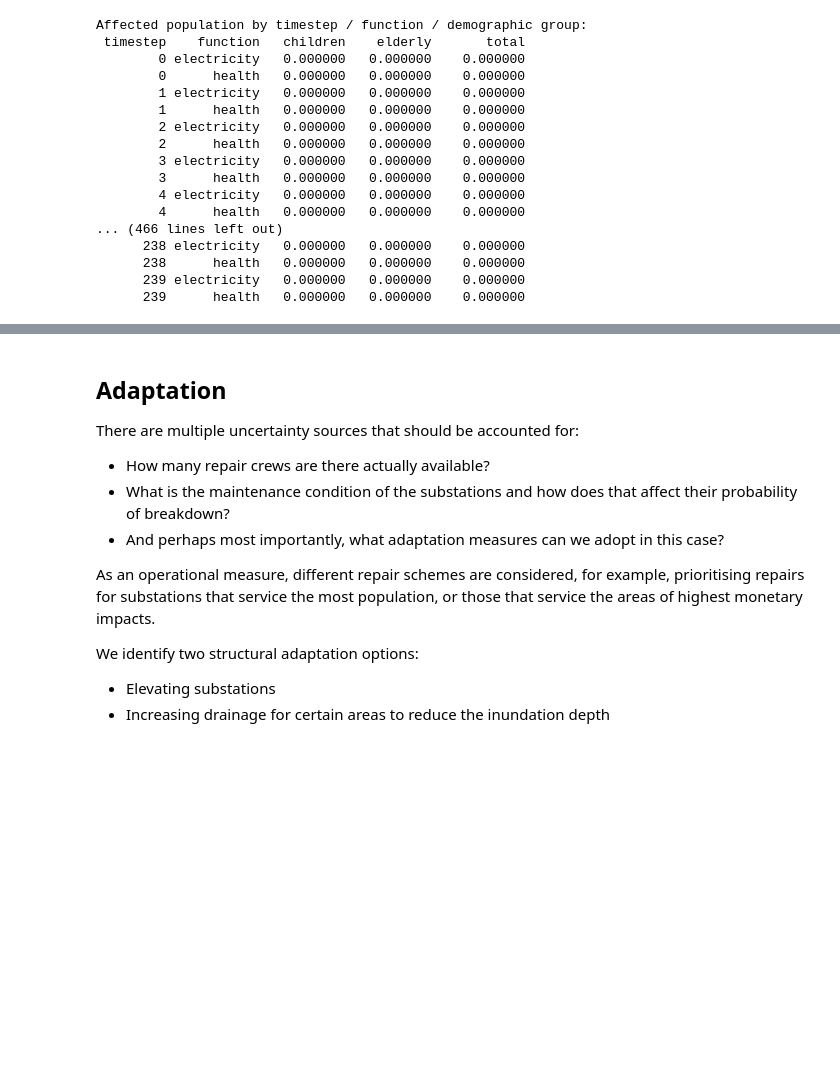
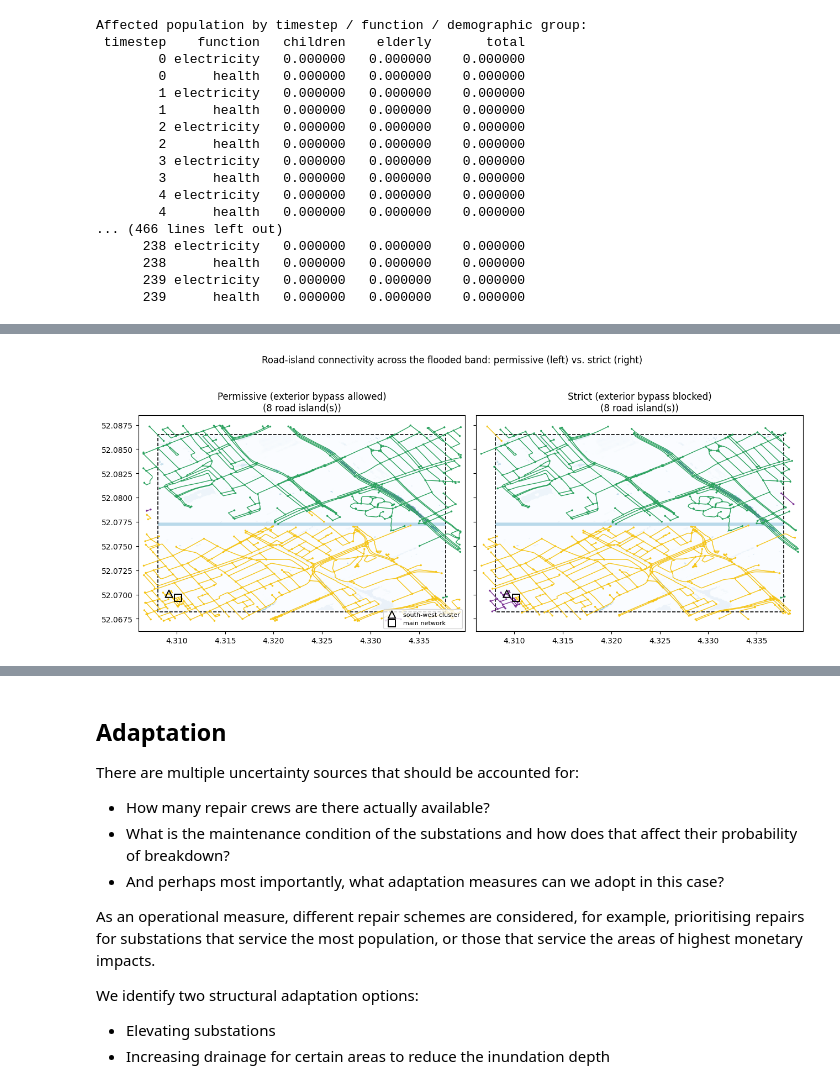
Before and after one commit to edPeregrina/powerpath, a Jupyter notebook: book/Use_Case_sample.ipynb, the cells around one changed output, grey strips where cells are left out. Cells and saved outputs as stored; diff of their text form; code cells hidden in the pictures; blank space fills up the shorter version.

```diff
--- a/book/Use_Case_sample.ipynb
+++ b/book/Use_Case_sample.ipynb
@@ -679,0 +795,45 @@ if not df_access.empty:
+# %%
+# Colour-safe palette for road-island components (works for common forms of
+# colour-vision deficiency): yellow / green / purple.
+island_colors = ['#F5C518', '#2CA25F', '#7B3294']
+
+def plot_islands(ax, G, title):
+    # Largest island first so the same rank always gets the same colour,
+    # keeping the palette mutually differentiable and comparable across panels.
+    components = sorted(nx.connected_components(G), key=len, reverse=True)
+    ax.imshow(
+        flood_band, extent=raster_extent, origin='upper',
+        cmap='Blues', vmin=0, vmax=max(flood_band.max(), 0.1), alpha=0.6, zorder=0,
+    )
+    gpd.GeoSeries([test_event_footprint]).boundary.plot(ax=ax, color='black', linewidth=1.2, linestyle='--', zorder=1)
+    for i, comp in enumerate(components):
+        color = island_colors[i % len(island_colors)]
+        sub = G.subgraph(comp)
+        for u, v, data in sub.edges(data=True):
+            xs, ys = zip(*data['geometry'].coords)
+            ax.plot(xs, ys, color=color, linewidth=1, solid_capstyle='round', zorder=2)
+        for n in comp:
+            ax.scatter(G.nodes[n]['x'], G.nodes[n]['y'], color=color, s=6, zorder=3, edgecolor='none')
+    for check_node, marker, label in [
+        (check_node_bypass_side, '^', 'south-west cluster'),
+        (check_node_main, 's', 'main network'),
+    ]:
+        if check_node in G:
+            ax.scatter(
+                G.nodes[check_node]['x'], G.nodes[check_node]['y'],
+                marker=marker, s=90, facecolor='none', edgecolor='black',
+                linewidth=1.4, zorder=4, label=label,
+            )
+    ax.set_title(f'{title}\n({len(components)} road island(s))')
+    ax.set_xlim(raster_extent[0] - 0.002, raster_extent[1] + 0.002)
+    ax.set_ylim(raster_extent[2] - 0.002, raster_extent[3] + 0.002)
+
+fig, axes = plt.subplots(1, 2, figsize=(13, 6), sharey=True)
+plot_islands(axes[0], G_permissive, 'Permissive (exterior bypass allowed)')
+plot_islands(axes[1], G_strict, 'Strict (exterior bypass blocked)')
+axes[0].legend(loc='lower right', fontsize=8)
+fig.suptitle('Road-island connectivity across the flooded band: permissive (left) vs. strict (right)')
+plt.tight_layout()
+plt.show()
+# %% [output]
+[figure, added]
```
Also changed, not shown: parts of 21 cells of this notebook, 4 other files.
